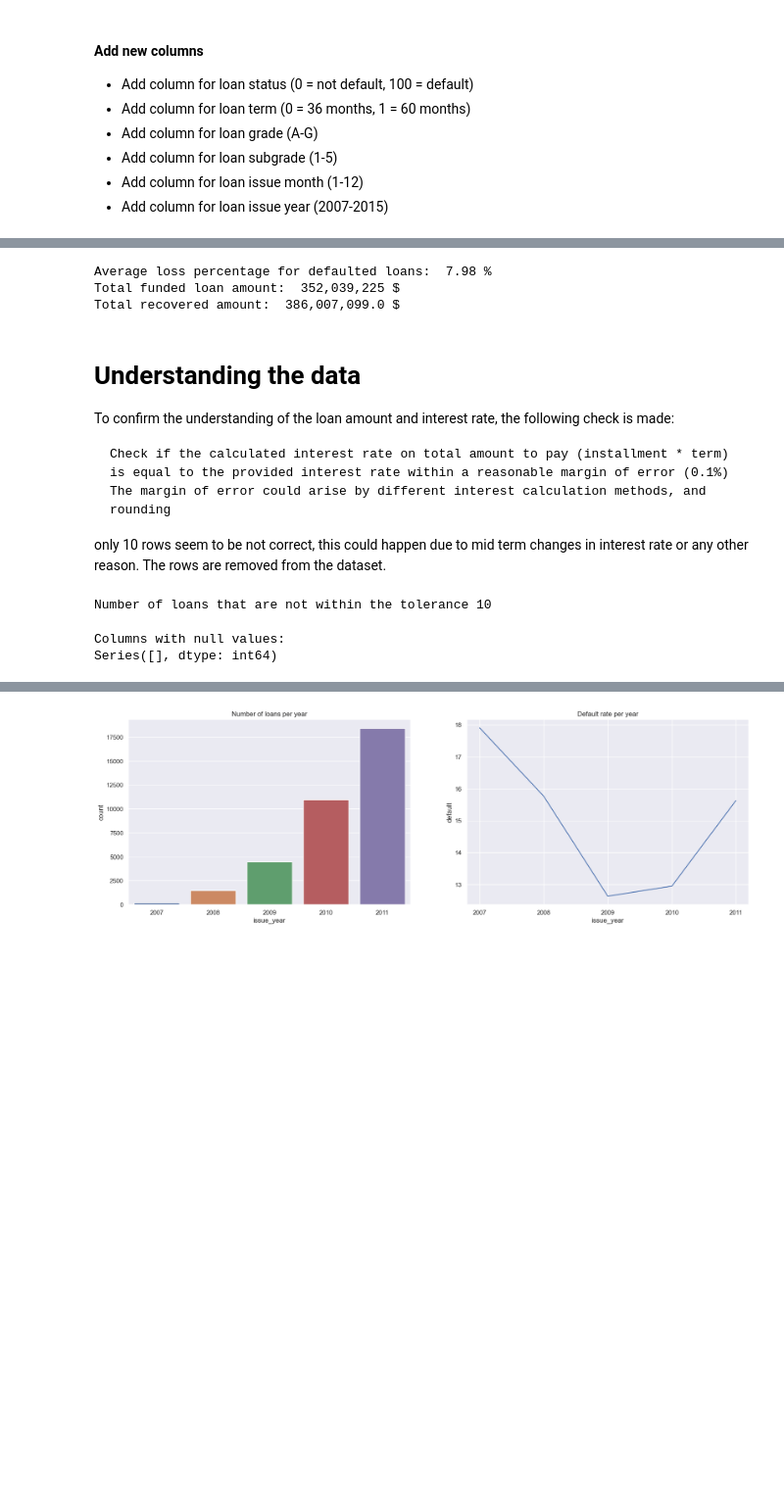
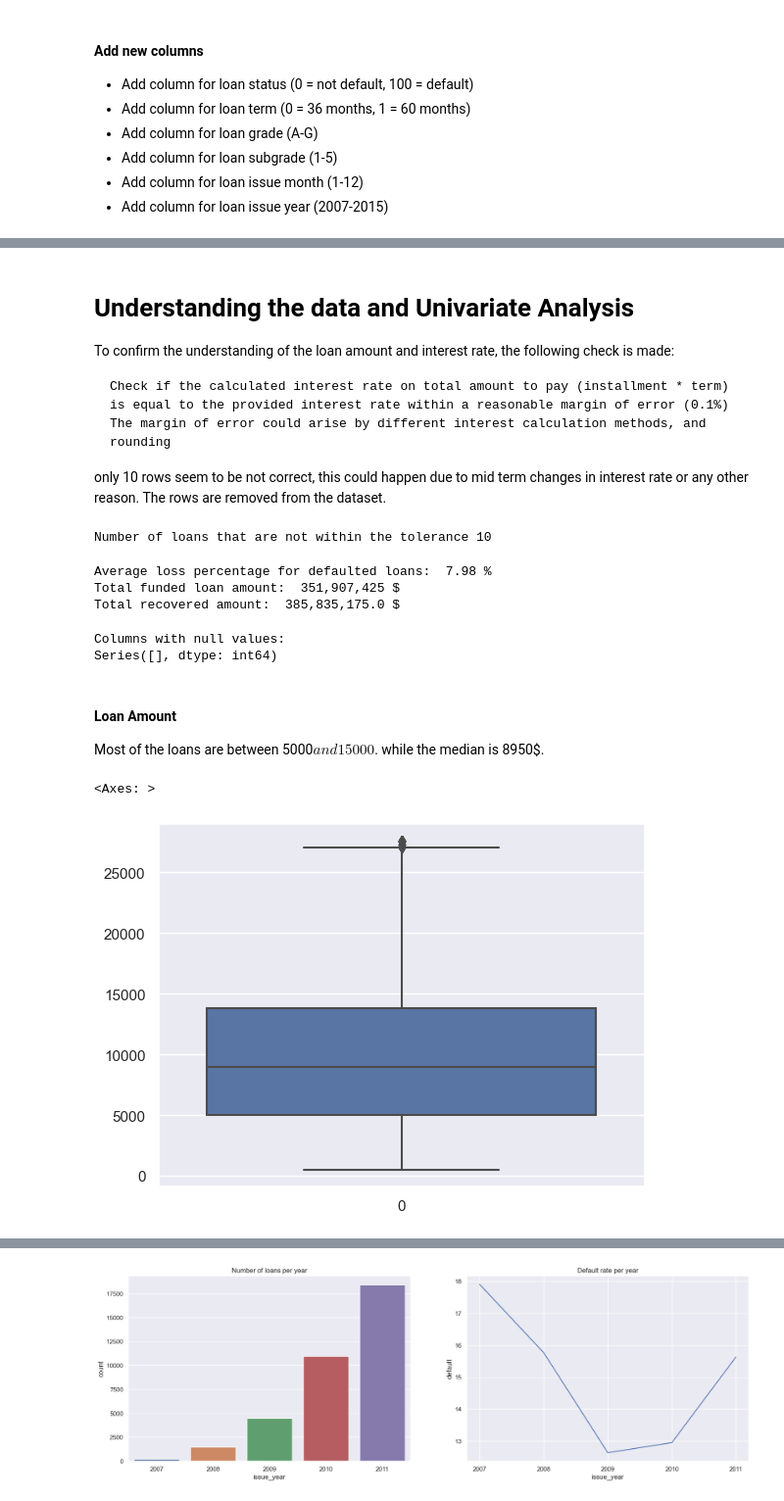
Before and after one commit to ChaitanyaVootla/LoanCaseStudy, a Jupyter notebook: Loan.ipynb, the cells around one changed output, grey strips where cells are left out. Shown at 98% size. Cells and saved outputs as stored; diff of their text form; code cells hidden in the pictures; blank space fills up the shorter version.

````diff
--- a/Loan.ipynb
+++ b/Loan.ipynb
@@ -462,22 +458,18 @@ Average default rate:  14.4 %
 # %%
-# avg loss percentage for defaulted loans
-print("Average loss percentage for defaulted loans: ", (loans['loss_percentage'].mean()).round(2), '%')
+# # avg loss percentage for defaulted loans
+# print("Average loss percentage for defaulted loans: ", (loans['loss_percentage'].mean()).round(2), '%')
 
-# total funded loan amount
-total_funded_amount = loans['funded_amnt'].sum()
-print("Total funded loan amount: ", f"{total_funded_amount.round(0):,}", "$")
+# # total funded loan amount
+# total_funded_amount = loans['funded_amnt'].sum()
+# print("Total funded loan amount: ", f"{total_funded_amount.round(0):,}", "$")
 
-# total recovered amount
-total_recovered_amount = loans['total_pymnt'].sum()
-print("Total recovered amount: ", f"{total_recovered_amount.round(0):,}", "$")
+# # total recovered amount
+# total_recovered_amount = loans['total_pymnt'].sum()
+# print("Total recovered amount: ", f"{total_recovered_amount.round(0):,}", "$")
 
-loans['profit'] = loans['total_pymnt'] - loans['funded_amnt']
+# loans['profit'] = loans['total_pymnt'] - loans['funded_amnt']
-# %% [output]
-Average loss percentage for defaulted loans:  7.98 %
-Total funded loan amount:  352,039,225 $
-Total recovered amount:  386,007,099.0 $
 # %% [markdown]
-# Understanding the data
+# Understanding the data and Univariate Analysis
 
 To confirm the understanding of the loan amount and interest rate, the following check is made:
 ```
@@ -494,6 +486,21 @@ print("Number of loans that are not within the tolerance", len(loans[(loans['cal
 loans = loans[(loans['calc_interest_rate'] - loans['int_rate']).abs() <= 0.1]
 # %% [output]
 Number of loans that are not within the tolerance 10
+# %%
+# avg loss percentage for defaulted loans
+print("Average loss percentage for defaulted loans: ", (loans['loss_percentage'].mean()).round(2), '%')
+
+# total funded loan amount
+total_funded_amount = loans['funded_amnt'].sum()
+print("Total funded loan amount: ", f"{total_funded_amount.round(0):,}", "$")
+
+# total recovered amount
+total_recovered_amount = loans['total_pymnt'].sum()
+print("Total recovered amount: ", f"{total_recovered_amount.round(0):,}", "$")
+# %% [output]
+Average loss percentage for defaulted loans:  7.98 %
+Total funded loan amount:  351,907,425 $
+Total recovered amount:  385,835,175.0 $
 # %%
 # show all columns with null values
 print("Columns with null values: ")
@@ -501,3 +508,13 @@ print(loans.isnull().sum()[loans.isnull().sum() > 0])
 # %% [output]
 Columns with null values:
 Series([], dtype: int64)
+# %% [markdown]
+#### Loan Amount
+
+Most of the loans are between 5000$ and 15000$. while the median is 8950$.
+# %%
+# Cell not required
+sns.boxplot(loans['funded_amnt'])
+# %% [output]
+<Axes: >
+[figure, added]
````
Also changed, not shown: parts of 42 cells of this notebook, 1 other file.
